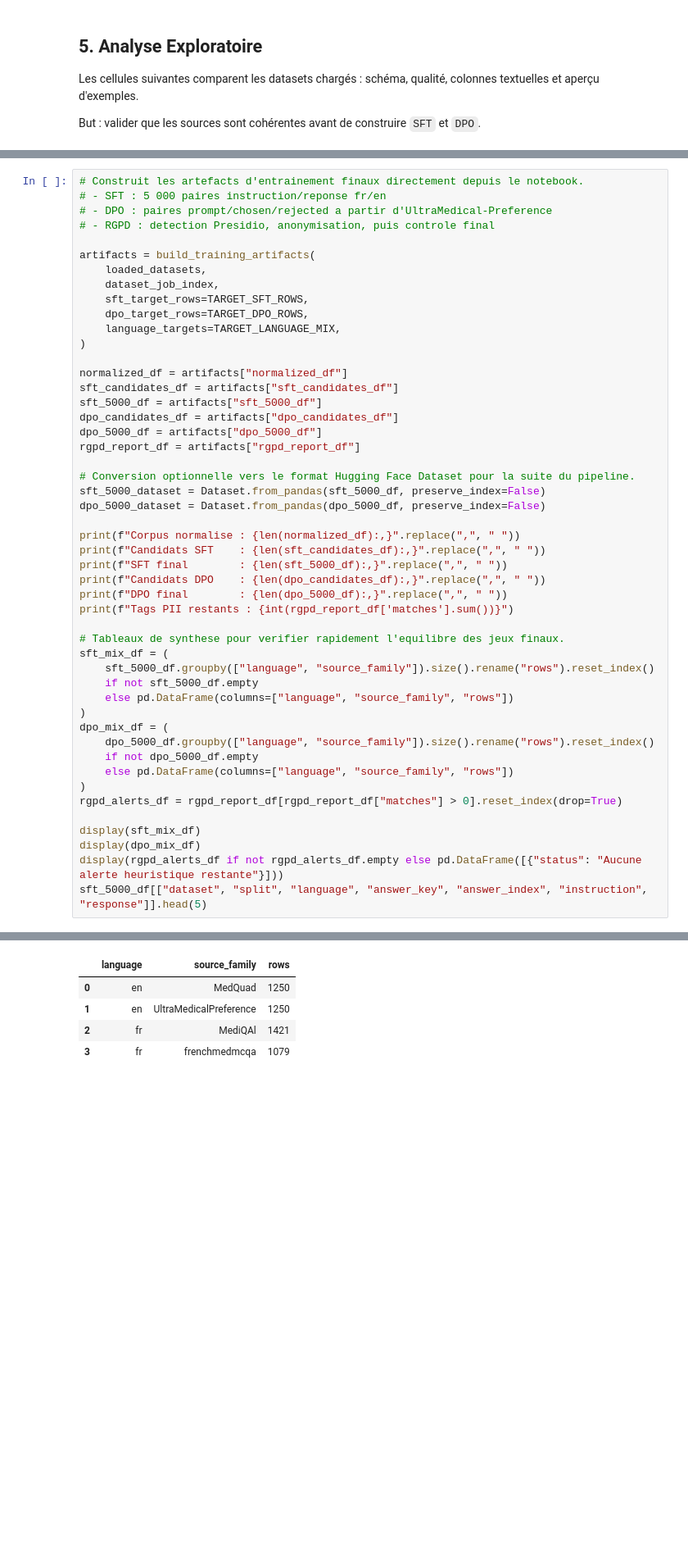
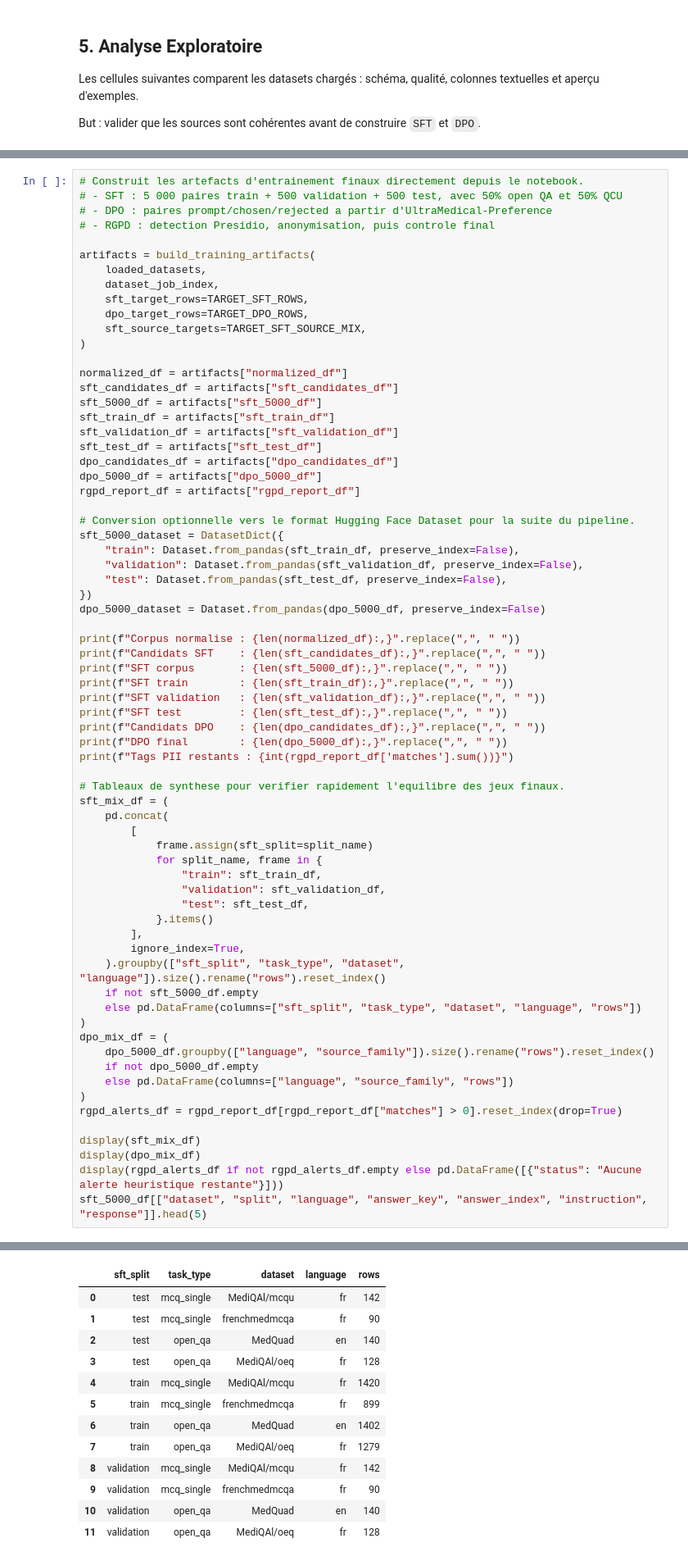
Before and after one commit to Soct/fine_tuning_oc, a Jupyter notebook: notebooks/hf_medical_datasets_eda.ipynb, the cells around one changed output, grey strips where cells are left out. Shown at 82% size. Cells and saved outputs as stored; diff of their text form; blank space fills up the shorter version.

```diff
--- a/notebooks/hf_medical_datasets_eda.ipynb
+++ b/notebooks/hf_medical_datasets_eda.ipynb
@@ -925,7 +1109,7 @@ Cette étape produit les jeux finaux directement dans le notebook :
 - `rgpd_report_df` : rapport simple des tags PII restants après anonymisation.
 # %%
 # Construit les artefacts d'entrainement finaux directement depuis le notebook.
-# - SFT : 5 000 paires instruction/reponse fr/en
+# - SFT : 5 000 paires train + 500 validation + 500 test, avec 50% open QA et 50% QCU
 # - DPO : paires prompt/chosen/rejected a partir d'UltraMedical-Preference
 # - RGPD : detection Presidio, anonymisation, puis controle final
 
@@ -934,32 +1118,52 @@ artifacts = build_training_artifacts(
     dataset_job_index,
     sft_target_rows=TARGET_SFT_ROWS,
     dpo_target_rows=TARGET_DPO_ROWS,
-    language_targets=TARGET_LANGUAGE_MIX,
+    sft_source_targets=TARGET_SFT_SOURCE_MIX,
 )
 
 normalized_df = artifacts["normalized_df"]
 sft_candidates_df = artifacts["sft_candidates_df"]
 sft_5000_df = artifacts["sft_5000_df"]
+sft_train_df = artifacts["sft_train_df"]
+sft_validation_df = artifacts["sft_validation_df"]
+sft_test_df = artifacts["sft_test_df"]
 dpo_candidates_df = artifacts["dpo_candidates_df"]
 dpo_5000_df = artifacts["dpo_5000_df"]
 rgpd_report_df = artifacts["rgpd_report_df"]
 
 # Conversion optionnelle vers le format Hugging Face Dataset pour la suite du pipeline.
-sft_5000_dataset = Dataset.from_pandas(sft_5000_df, preserve_index=False)
+sft_5000_dataset = DatasetDict({
+    "train": Dataset.from_pandas(sft_train_df, preserve_index=False),
+    "validation": Dataset.from_pandas(sft_validation_df, preserve_index=False),
+    "test": Dataset.from_pandas(sft_test_df, preserve_index=False),
+})
 dpo_5000_dataset = Dataset.from_pandas(dpo_5000_df, preserve_index=False)
 
 print(f"Corpus normalise : {len(normalized_df):,}".replace(",", " "))
 print(f"Candidats SFT    : {len(sft_candidates_df):,}".replace(",", " "))
-print(f"SFT final        : {len(sft_5000_df):,}".replace(",", " "))
+print(f"SFT corpus       : {len(sft_5000_df):,}".replace(",", " "))
+print(f"SFT train        : {len(sft_train_df):,}".replace(",", " "))
+print(f"SFT validation   : {len(sft_validation_df):,}".replace(",", " "))
+print(f"SFT test         : {len(sft_test_df):,}".replace(",", " "))
 print(f"Candidats DPO    : {len(dpo_candidates_df):,}".replace(",", " "))
 print(f"DPO final        : {len(dpo_5000_df):,}".replace(",", " "))
 print(f"Tags PII restants : {int(rgpd_report_df['matches'].sum())}")
 
 # Tableaux de synthese pour verifier rapidement l'equilibre des jeux finaux.
 sft_mix_df = (
-    sft_5000_df.groupby(["language", "source_family"]).size().rename("rows").reset_index()
+    pd.concat(
+        [
+            frame.assign(sft_split=split_name)
+            for split_name, frame in {
+                "train": sft_train_df,
+                "validation": sft_validation_df,
+                "test": sft_test_df,
+            }.items()
+        ],
+        ignore_index=True,
+    ).groupby(["sft_split", "task_type", "dataset", "language"]).size().rename("rows").reset_index()
     if not sft_5000_df.empty
-    else pd.DataFrame(columns=["language", "source_family", "rows"])
+    else pd.DataFrame(columns=["sft_split", "task_type", "dataset", "language", "rows"])
 )
 dpo_mix_df = (
     dpo_5000_df.groupby(["language", "source_family"]).size().rename("rows").reset_index()
@@ -980,10 +1187,18 @@ Candidats DPO    : 99 395
 DPO final        : 5 000
 Tags PII restants : 0
-|  | language | source_family | rows |
-| 0 | en | MedQuad | 1250 |
-| 1 | en | UltraMedicalPreference | 1250 |
-| 2 | fr | MediQAl | 1421 |
-| 3 | fr | frenchmedmcqa | 1079 |
+|  | sft_split | task_type | dataset | language | rows |
+| 0 | test | mcq_single | MediQAl/mcqu | fr | 142 |
+| 1 | test | mcq_single | frenchmedmcqa | fr | 90 |
+| 2 | test | open_qa | MedQuad | en | 140 |
+| 3 | test | open_qa | MediQAl/oeq | fr | 128 |
+| 4 | train | mcq_single | MediQAl/mcqu | fr | 1420 |
+| 5 | train | mcq_single | frenchmedmcqa | fr | 899 |
+| 6 | train | open_qa | MedQuad | en | 1402 |
+| 7 | train | open_qa | MediQAl/oeq | fr | 1279 |
+| 8 | validation | mcq_single | MediQAl/mcqu | fr | 142 |
+| 9 | validation | mcq_single | frenchmedmcqa | fr | 90 |
+| 10 | validation | open_qa | MedQuad | en | 140 |
+| 11 | validation | open_qa | MediQAl/oeq | fr | 128 |
 |  | language | source_family | rows |
 | 0 | en | UltraMedicalPreference | 5000 |
 |  | status |
```
Also changed, not shown: parts of 15 cells of this notebook, 8 other files.
